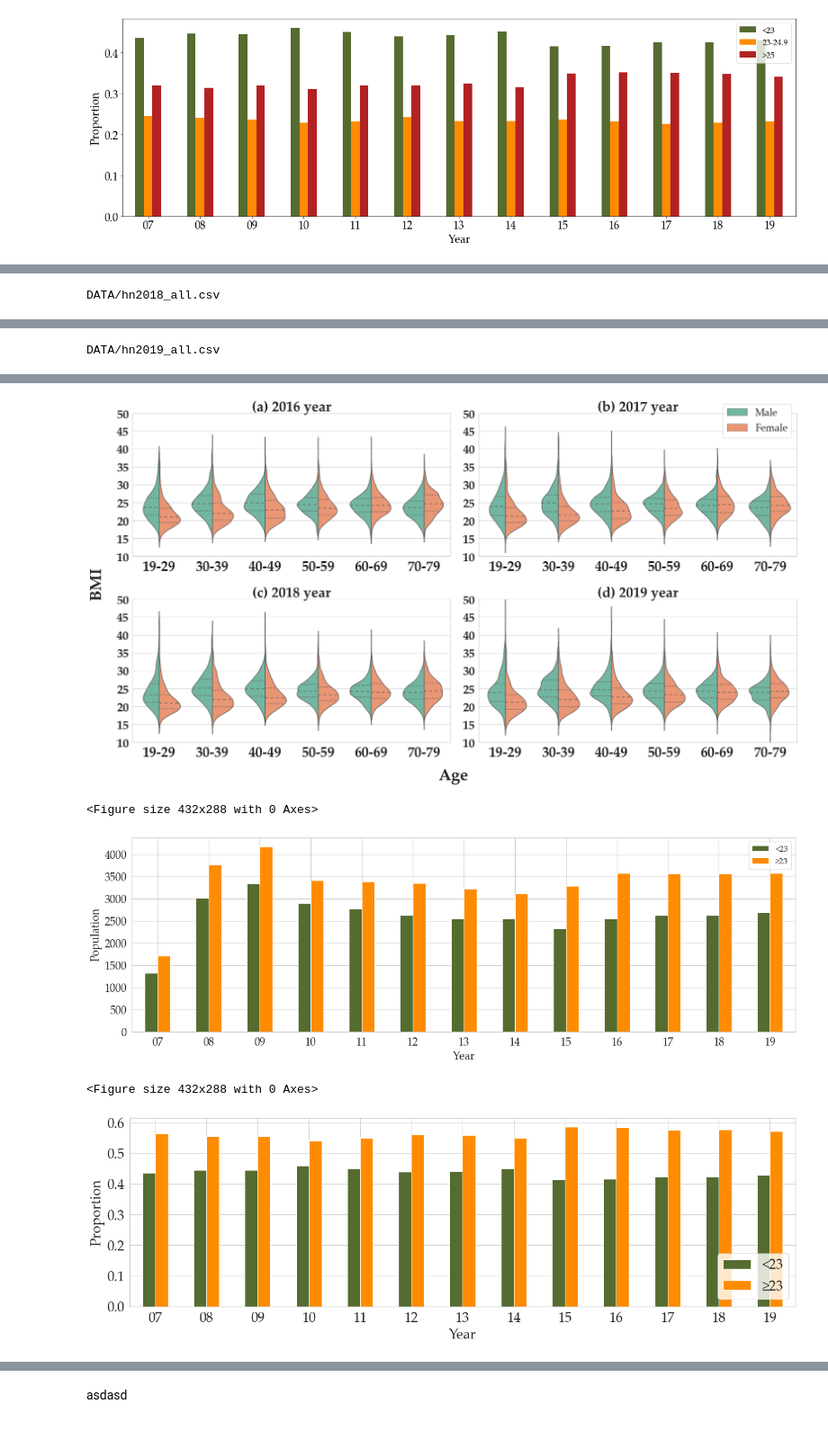
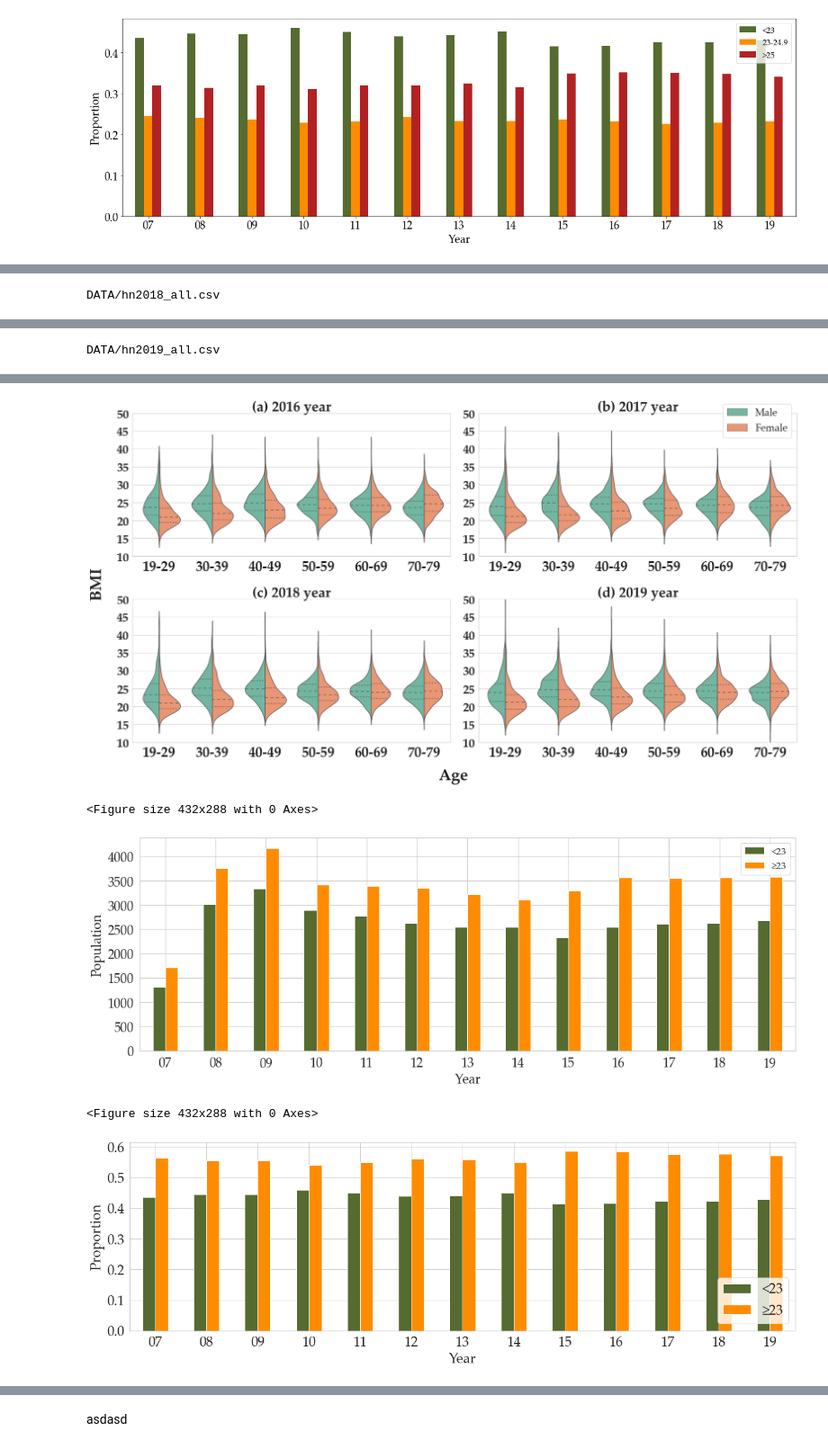
Before and after one commit to Plusholic/Obesity, a Jupyter notebook: Obesity_Figure_1.ipynb, the cells around one changed output, grey strips where cells are left out. Shown: that part at 90% size. Saved outputs shown, nothing was run; the diff lists cells and outputs as text; code cells hidden in the pictures.

```diff
--- a/Obesity_Figure_1.ipynb
+++ b/Obesity_Figure_1.ipynb
@@ -206,8 +206,8 @@ for i in range(13):
 fig3.text(0.5, -0.01, 'Age', va='center', ha='center', fontsize=40, fontweight='bold')
 fig3.text(-0.01, 0.5, 'BMI', va='center', ha='center', rotation='vertical', fontsize = 40, fontweight='bold')
 fig3.tight_layout()
-fig3.savefig(PATH + '/Violinplot.pdf')
-fig3.savefig(PATH + '/Violinplot.png')
+fig3.savefig(PATH + '/Violinplot.pdf', bbox_inches='tight')
+fig3.savefig(PATH + '/Violinplot.png', bbox_inches='tight')
 
 df = pd.DataFrame({'Year' : Year,
                 'Group_0' : Group_0,
@@ -230,10 +230,10 @@ plt.yticks(fontsize=20)
 plt.xlabel('Year', fontsize=20)
 plt.ylabel('Population', fontsize=20)
 plt.legend(['<23','≥23'], fontsize=15)
-plt.tight_layout()
+# plt.tight_layout()
 # plt.savefig(PATH + '/Figure_1_revise.eps', format='eps')
-plt.savefig(PATH + '/Figure_1_revise.png')
-plt.savefig(PATH + '/Figure_1_revise.pdf')
+plt.savefig(PATH + '/Figure_1_revise.png')#, bbox_inches='tight')
+plt.savefig(PATH + '/Figure_1_revise.pdf')#, bbox_inches='tight')
 # plt.show()
 
 
@@ -249,8 +249,8 @@ plt.ylabel('Proportion', fontsize=25)
 plt.legend(['<23','≥23'], fontsize=25, loc = 'lower right')#, bbox_to_anchor = (1, 1.3))
 plt.tight_layout()
 # plt.savefig(PATH + '/Figure_1_revise_Normalize.eps', format='eps')
-plt.savefig(PATH + '/Figure_1_revise_Normalize.png')
-plt.savefig(PATH + '/Figure_1_revise_Normalize.pdf')
+plt.savefig(PATH + '/Figure_1_revise_Normalize.png')#, bbox_inches='tight')
+plt.savefig(PATH + '/Figure_1_revise_Normalize.pdf')#, bbox_inches='tight')
 # plt.show()
 # %% [output]
 DATA/hn2007_all.csv
@@ -281,33 +281,33 @@ See the caveats in the documentation: https://pandas.pydata.org/pandas-docs/stab
 
 A value is trying to be set on a copy of a slice from a DataFrame.
 Try using .loc[row_indexer,col_indexer] = value instead
 
 See the caveats in the documentation: https://pandas.pydata.org/pandas-docs/stable/user_guide/indexing.html#returning-a-view-versus-a-copy
 Pass the following variables as keyword args: x, y. From version 0.12, the only valid positional argument will be `data`, and passing other arguments without an explicit keyword will result in an erro ...
 DATA/hn2018_all.csv
 A value is trying to be set on a copy of a slice from a DataFrame.
 Try using .loc[row_indexer,col_indexer] = value instead
 
 See the caveats in the documentation: https://pandas.pydata.org/pandas-docs/stable/user_guide/indexing.html#returning-a-view-versus-a-copy
 
 A value is trying to be set on a copy of a slice from a DataFrame.
 Try using .loc[row_indexer,col_indexer] = value instead
 
 See the caveats in the documentation: https://pandas.pydata.org/pandas-docs/stable/user_guide/indexing.html#returning-a-view-versus-a-copy
 Pass the following variables as keyword args: x, y. From version 0.12, the only valid positional argument will be `data`, and passing other arguments without an explicit keyword will result in an erro ...
 DATA/hn2019_all.csv
 A value is trying to be set on a copy of a slice from a DataFrame.
 Try using .loc[row_indexer,col_indexer] = value instead
 
 See the caveats in the documentation: https://pandas.pydata.org/pandas-docs/stable/user_guide/indexing.html#returning-a-view-versus-a-copy
 
 A value is trying to be set on a copy of a slice from a DataFrame.
 Try using .loc[row_indexer,col_indexer] = value instead
 
 See the caveats in the documentation: https://pandas.pydata.org/pandas-docs/stable/user_guide/indexing.html#returning-a-view-versus-a-copy
 Pass the following variables as keyword args: x, y. From version 0.12, the only valid positional argument will be `data`, and passing other arguments without an explicit keyword will result in an erro ...
 [figure]
 <Figure size 432x288 with 0 Axes>
-[figure, old version]
+[figure, new version]
 <Figure size 432x288 with 0 Axes>
 [figure]
```
Also changed, not shown: parts of 1 cell of this notebook.
